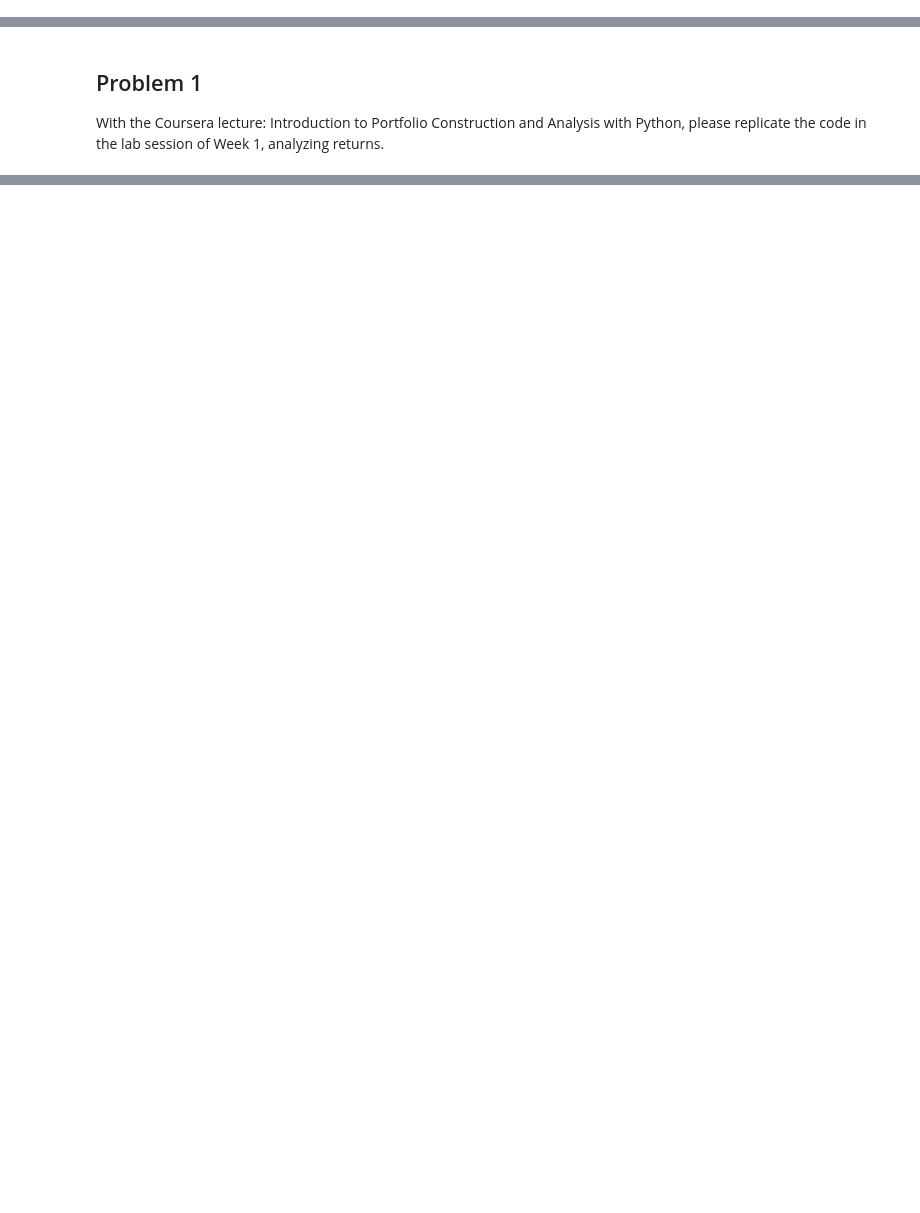
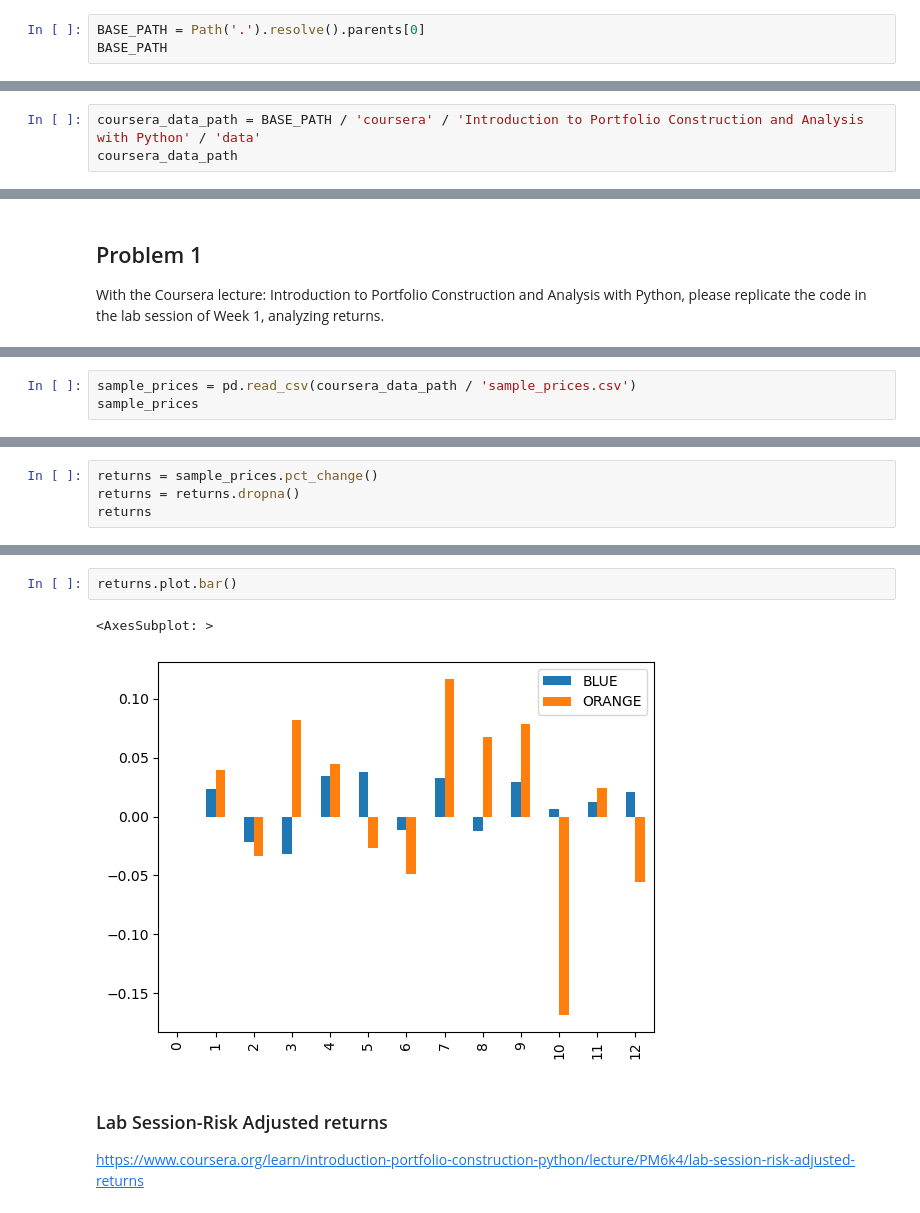
Before and after one commit to jaepil-choi/fbaquant23, a Jupyter notebook: s1.2ap/hw/s1.2ap_hw03.ipynb, the cells around one changed output, grey strips where cells are left out. Drawn from its saved outputs; the diff is of its cells as text; blank space fills up the shorter version.

Commit message:
[s1.2ap] Finish hw03 p1: Coursera sec 1 lab session

```diff
--- a/s1.2ap/hw/s1.2ap_hw03.ipynb
+++ b/s1.2ap/hw/s1.2ap_hw03.ipynb
@@ -25,0 +21,3 @@ WindowsPath('E:/VSCodeProjects/fbaquant23/s1.2ap/hw/data')
+# %%
+BASE_PATH = Path('.').resolve().parents[0]
+BASE_PATH
@@ -25,0 +32,3 @@ WindowsPath('E:/VSCodeProjects/fbaquant23/s1.2ap/hw/data')
+# %%
+coursera_data_path = BASE_PATH / 'coursera' / 'Introduction to Portfolio Construction and Analysis with Python' / 'data'
+coursera_data_path
@@ -29,0 +51,3 @@ With the Coursera lecture: Introduction to Portfolio Construction and Analysis w
+# %%
+sample_prices = pd.read_csv(coursera_data_path / 'sample_prices.csv')
+sample_prices
@@ -29,0 +69,4 @@ With the Coursera lecture: Introduction to Portfolio Construction and Analysis w
+# %%
+returns = sample_prices.pct_change()
+returns = returns.dropna()
+returns
@@ -29,0 +87,9 @@ With the Coursera lecture: Introduction to Portfolio Construction and Analysis w
+# %%
+returns.plot.bar()
+# %% [output]
+<AxesSubplot: >
+[figure, added]
+# %% [markdown]
+### Lab Session-Risk Adjusted returns
+
+https://www.coursera.org/learn/introduction-portfolio-construction-python/lecture/PM6k4/lab-session-risk-adjusted-returns
```
Also changed, not shown: parts of 52 cells of this notebook.
